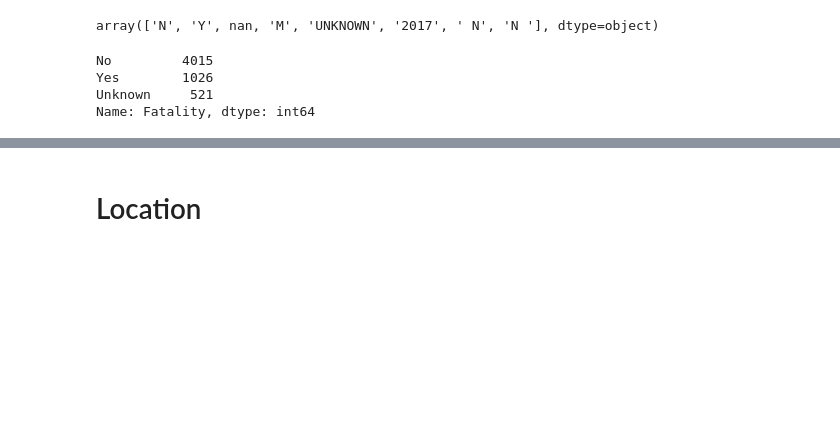
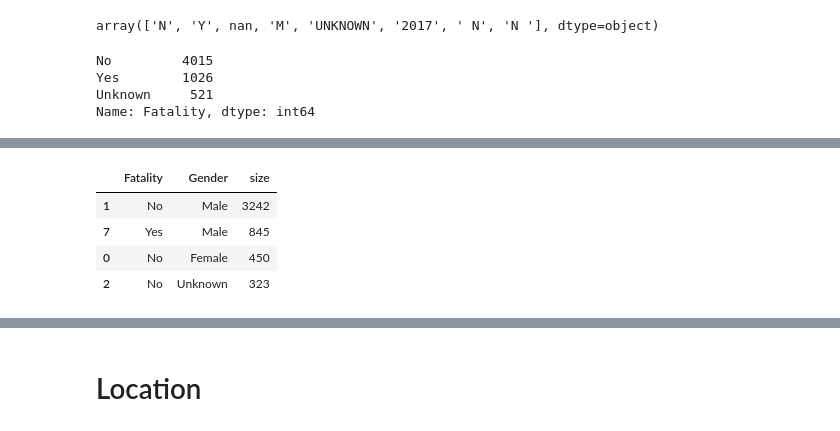
Before and after one commit to Alphambarushimana/Grup_3, a Jupyter notebook: Shark_attacks.ipynb, the cells around one changed output, grey strips where cells are left out. Cells and saved outputs as stored; diff of their text form; code cells hidden in the pictures; blank space fills up the shorter version.

```diff
--- a/Shark_attacks.ipynb
+++ b/Shark_attacks.ipynb
@@ -274,0 +296,15 @@ Name: Fatality, dtype: int64
+# %%
+Mydata = data.groupby(['Fatality', 'Gender'], as_index=False).size()
+Mydata = Mydata.sort_values(by=['size'], ascending=False)
+Mydata = Mydata[0:7]
+Mydata.drop([5],inplace=True)
+# %%
+Mydata.drop([4],inplace=True)
+Mydata.drop([6],inplace=True)
+Mydata.head()
+# %% [output]
+|  | Fatality | Gender | size |
+| 1 | No | Male | 3242 |
+| 7 | Yes | Male | 845 |
+| 0 | No | Female | 450 |
+| 2 | No | Unknown | 323 |
```
Also changed, not shown: parts of 2 cells of this notebook.
